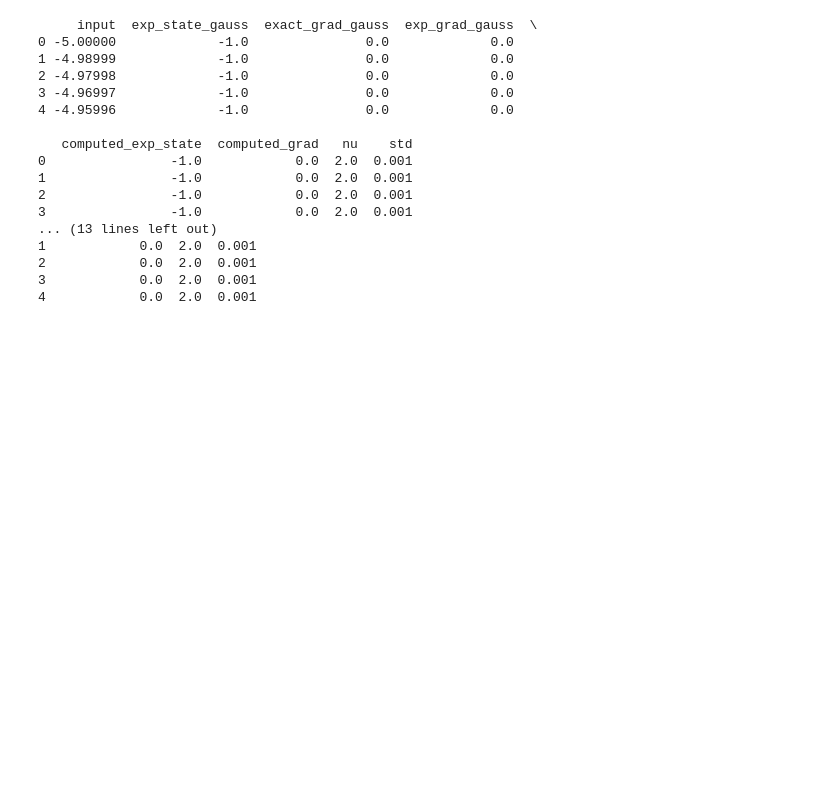
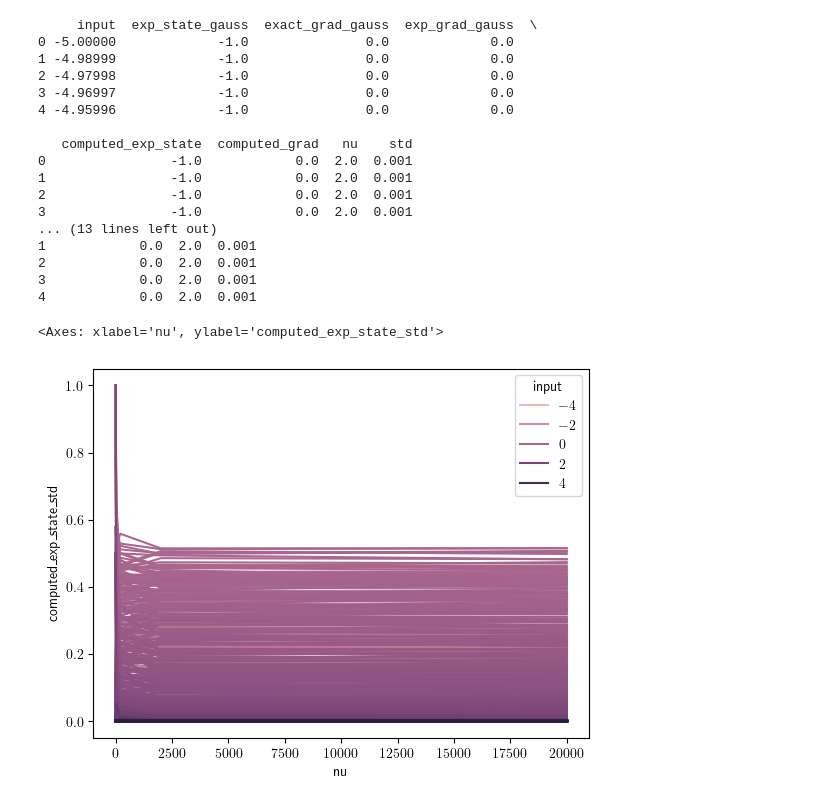
Before and after one commit to vjaltare/sawy, a Jupyter notebook: notebooks/sigmoid_sampling_analysis.ipynb, the cells around one changed output. Saved outputs shown, nothing was run; the diff lists cells and outputs as text; code cells hidden in the pictures; blank space fills up the shorter version.

```diff
--- a/notebooks/sigmoid_sampling_analysis.ipynb
+++ b/notebooks/sigmoid_sampling_analysis.ipynb
@@ -135 +138,17 @@ log_df["std"] = round(log_df["std"], 3)
+# %%
+# making a new dataframe: input, nu, computed_exp_state_std, computed_grad_std
+gauss_std_df = (
+    gauss_df.groupby(["input", "nu"])[["computed_exp_state", "computed_grad"]]
+    .std()
+    .reset_index()
+    .rename(columns={
+        "computed_exp_state": "computed_exp_state_std",
+        "computed_grad": "computed_grad_std",
+    })
+)
+
+sns.lineplot(data=gauss_std_df, x="nu", y="computed_exp_state_std", hue="input")
+# %% [output]
+<Axes: xlabel='nu', ylabel='computed_exp_state_std'>
+[figure, added]
 # %%
```
Also changed, not shown: parts of 5 cells of this notebook, 8 other files.
